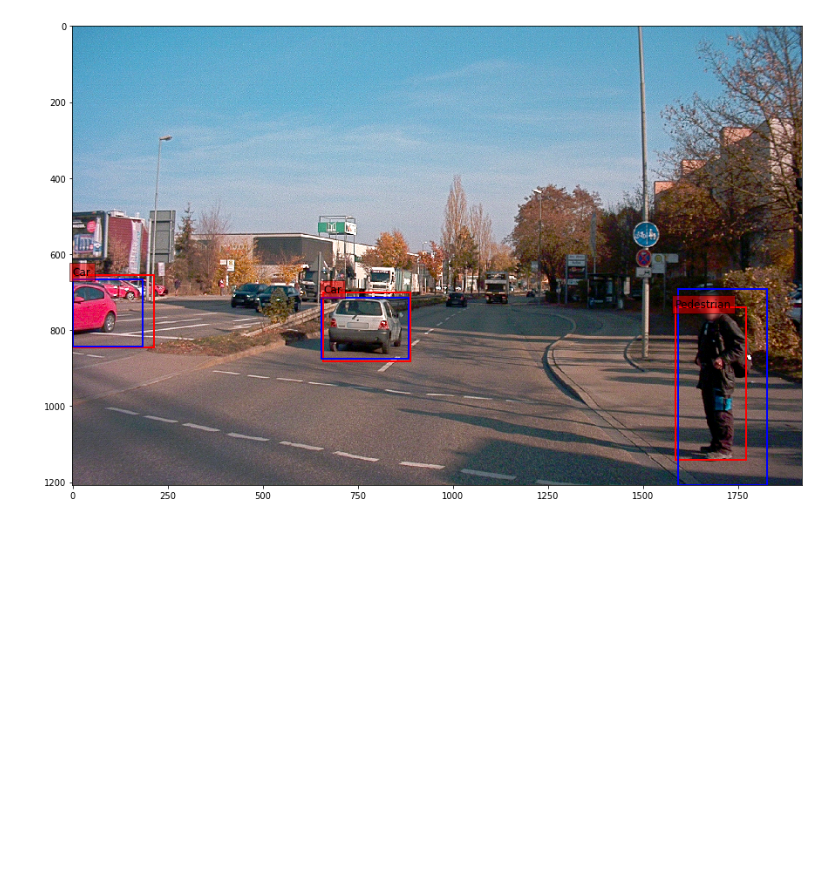
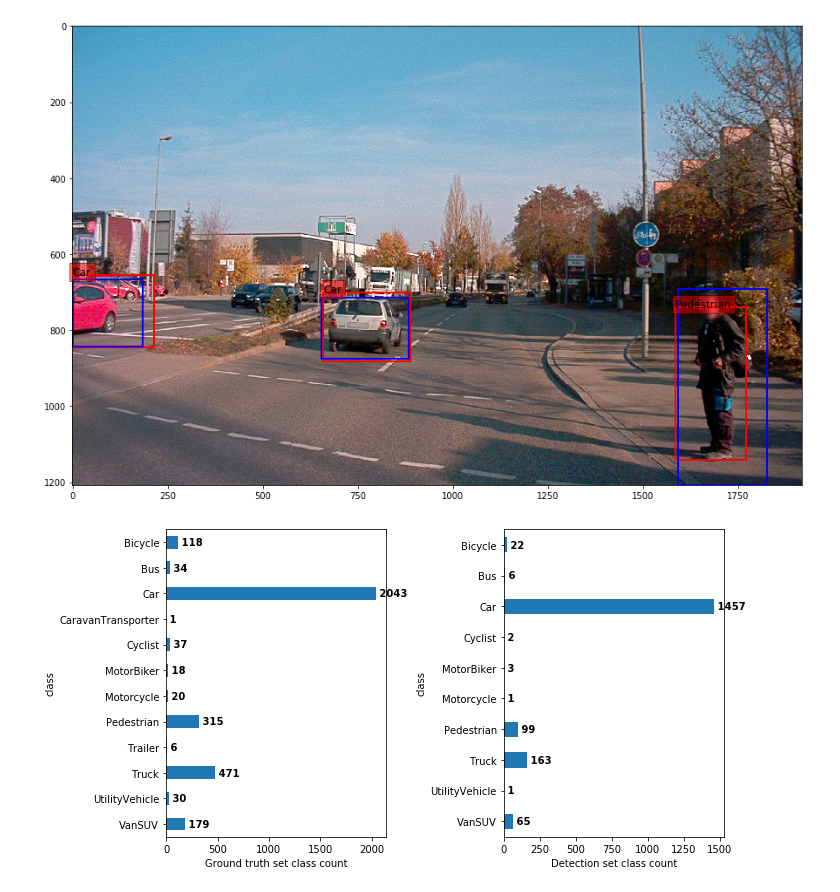
Before and after one commit to Suman-Saini/CapstoneProject_2, a Jupyter notebook: object_detection.ipynb, the cells around one changed output. Cells and saved outputs as stored; diff of their text form; code cells hidden in the pictures; blank space fills up the shorter version.

Commit message:
Updated detection file

```diff
--- a/object_detection.ipynb
+++ b/object_detection.ipynb
@@ -296,0 +272,16 @@ a = pd.read_csv('Data/test_groundTruth1.csv', index_col=0)
+# %%
+a1 = pd.read_csv('data/test_groundTruth.csv', index_col=0)
+a2 = pd.read_csv('data/test_observation.csv', index_col=0)
+# %%
+figure, (ax1,ax2) = plt.subplots(nrows=1,ncols=2, figsize=(10,5))
+s1 = a1.groupby(['class']).size().sort_index(ascending=False)
+s1.plot(kind='barh', ax=ax1)
+[ax1.text(v, i, " "+str(v), va='center', fontweight='bold') for i, v in enumerate(s1)];
+_ = ax1.set_xlabel('Ground truth set class count')
+s2 = a2.groupby(['class']).size().sort_index(ascending=False)
+s2.plot(kind='barh', ax=ax2)
+[ax2.text(v, i, " "+str(v), va='center', fontweight='bold') for i, v in enumerate(s2)];
+_ = ax2.set_xlabel('Detection set class count')
+_ = plt.tight_layout()
+# %% [output]
+[figure, added]
```
Also changed, not shown: parts of 4 cells of this notebook.
